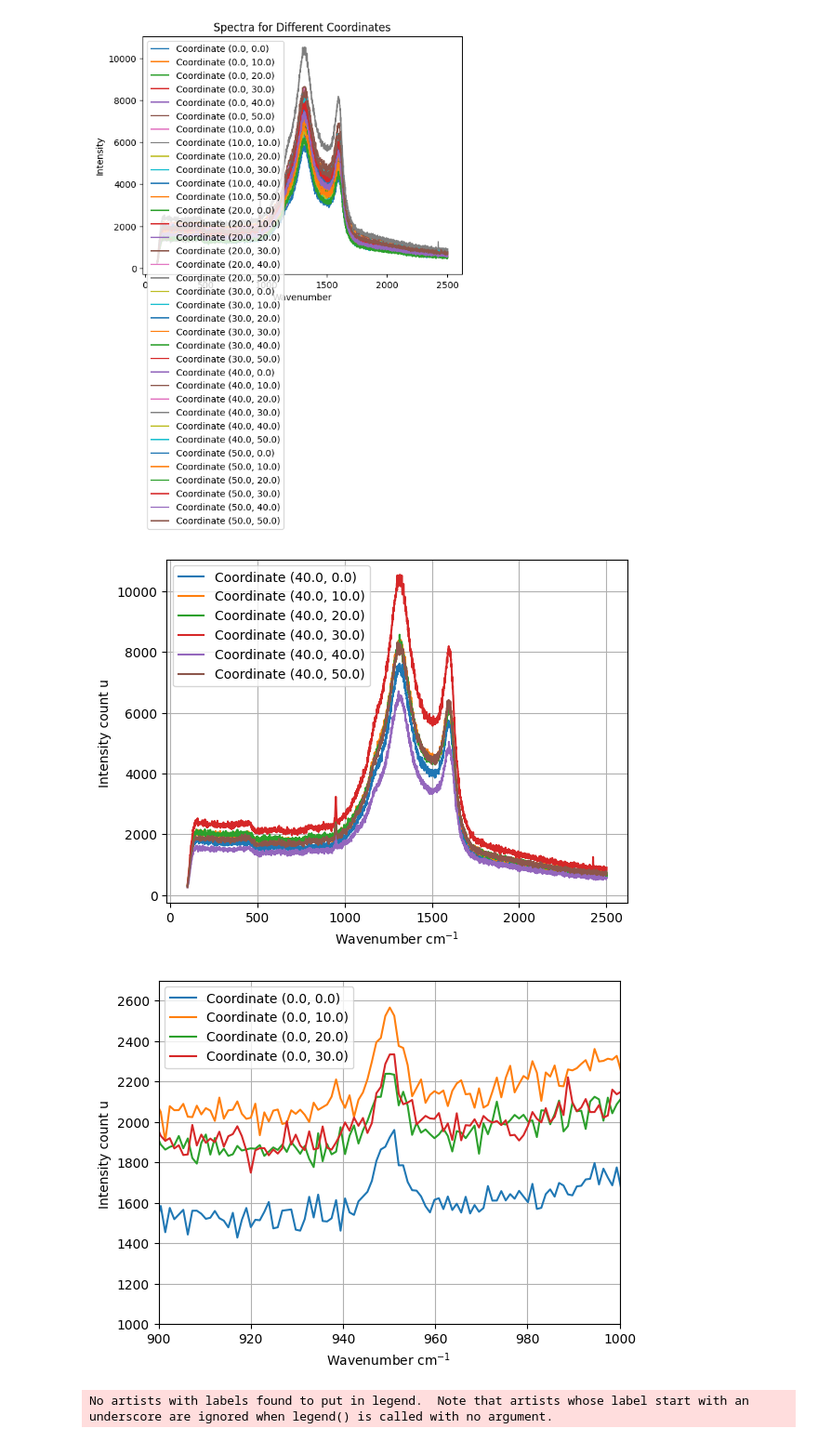
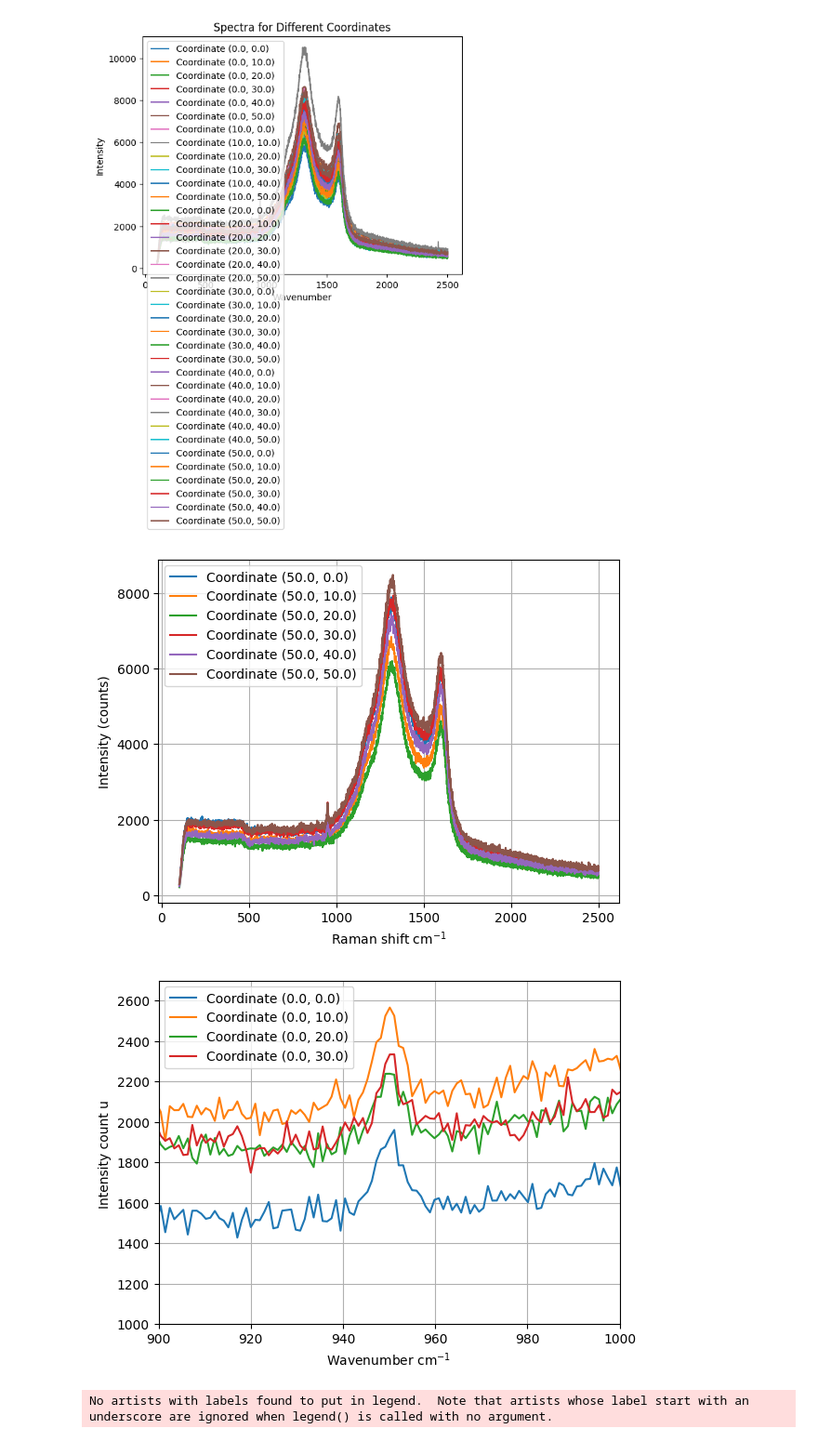
Before and after one commit to ergitooo/Dissertation, a Jupyter notebook: General Electrode and LFP.ipynb, the cells around one changed output. Shown at 93% size. Saved outputs shown, nothing was run; the diff lists cells and outputs as text; code cells hidden in the pictures.

```diff
--- a/General Electrode and LFP.ipynb
+++ b/General Electrode and LFP.ipynb
@@ -746,8 +752,8 @@ class SpectraPlotter:
             fi = intensities[mask]
             plt.plot(fw, fi, label=f'Coordinate {coordinate}')
 
-        plt.xlabel('Wavenumber cm$^{-1}$')
-        plt.ylabel('Intensity count u ')
+        plt.xlabel(r'Raman shift cm$^{-1}$')
+        plt.ylabel('Intensity (counts)')
         plt.grid()
         plt.legend()
         plt.show()
@@ -786,35 +792,37 @@ class SpectraPlotter:
             mask = np.abs(gradient) < threshold
             fw = wavenumbers[mask]
             fi = intensities[mask]
             plt.plot(fw, fi, label=f'Coordinate {coordinate}')
 
 
         plt.xlabel('Wavenumber cm$^{-1}$')
         plt.ylabel('Intensity count u ')
         plt.grid()
         plt.legend()
         plt.show()
 
 # Example usage:
 plt.title("")
+
 spectra_plotter = SpectraPlotter('LFP electrode map.txt')
 
-spectra_plotter.plot_more(40, 130)
+spectra_plotter.plot_more(50, 130)
+
 
 
 
 #spectra_plotter.plot_file(130, logarithmic=False)  # Normal scale
 #spectra_plotter.plot_file(130, logarithmic=True)   # Logarithmic scale
 
 #coord = (0,30)
 #spectra_plotter.plot_spectra_for_single_coordinate(coord,130)
 plt.xlim(900,1000)
 plt.ylim(1000,2700)
 target_coordinates = [(0, 0), (0, 10), (0, 20), (0, 30)]
 #c = peak2(900,1000)
 spectra_plotter.plot_data_without_outliers(target_coordinates, 900)
 # %% [output]
-[figure, old version]
+[figure, new version]
 [figure]
 # %%
 import numpy as np
```
Also changed, not shown: parts of 2 cells of this notebook, 2 other files.
